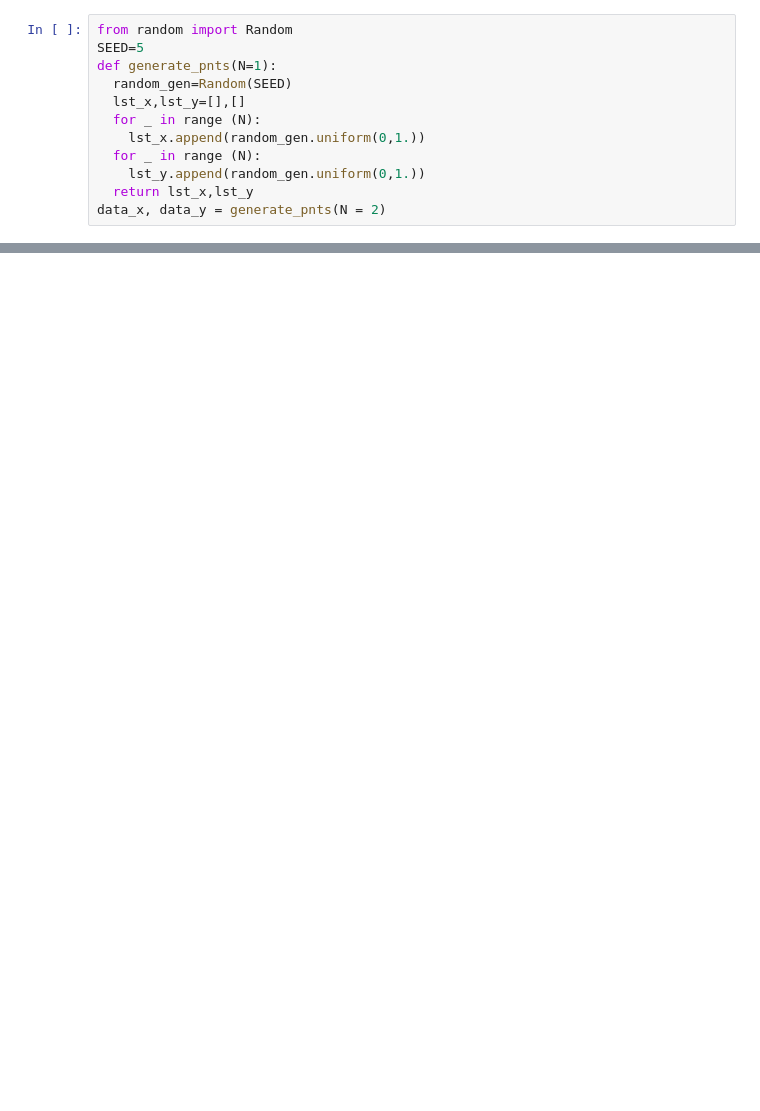
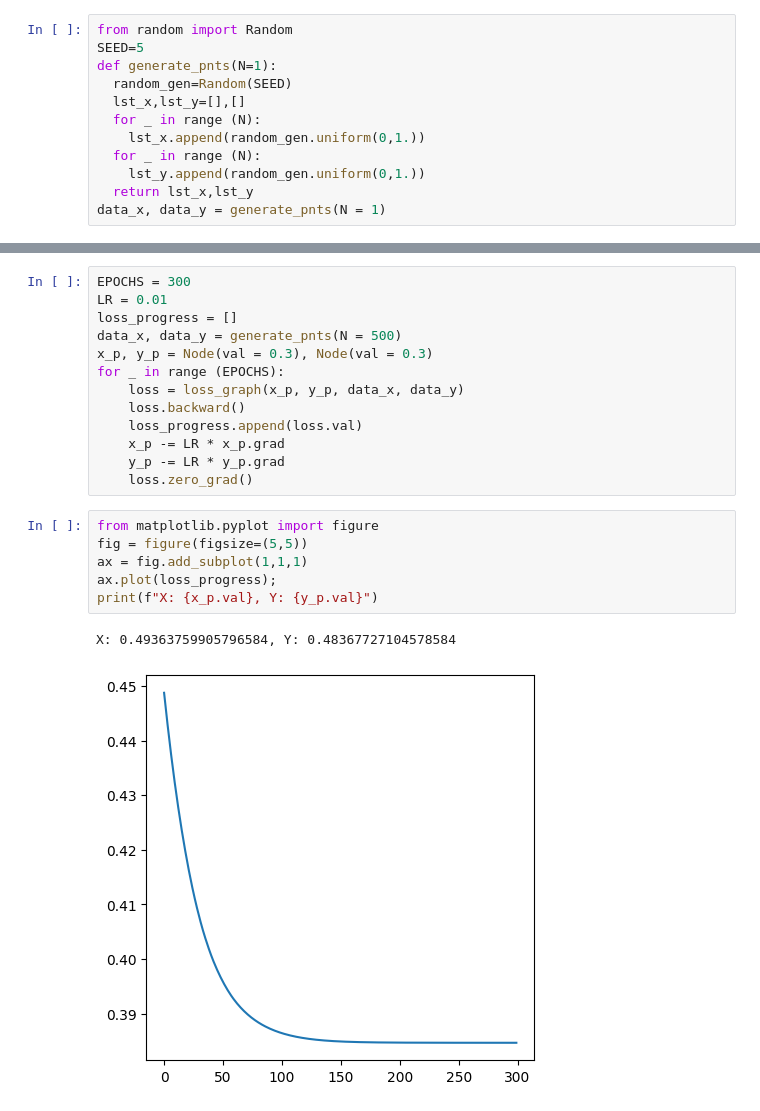
Before and after one commit to Muhammad-Al-Barbary/AutoGrad, a Jupyter notebook: Autograd.ipynb, the cells around one changed output, grey strips where cells are left out. Drawn from its saved outputs; the diff is of its cells as text; blank space fills up the shorter version.

```diff
--- a/Autograd.ipynb
+++ b/Autograd.ipynb
@@ -9,7 +9,7 @@ def generate_pnts(N=1):
   for _ in range (N):
     lst_y.append(random_gen.uniform(0,1.))
   return lst_x,lst_y
-data_x, data_y = generate_pnts(N = 2)
+data_x, data_y = generate_pnts(N = 1)
 # %%
 from node import Node
 x_p, y_p = Node(val = 0.3), Node(val = 0.3)
@@ -39,3 +44,25 @@ loss: 0.6854305863380432, torch_grad: [-0.5564128160476685, -0.8308151960372925]
 loss.draw_graph()
 # %% [output]
 [drawing not drawn]
+# %%
+EPOCHS = 300
+LR = 0.01
+loss_progress = []
+data_x, data_y = generate_pnts(N = 500)
+x_p, y_p = Node(val = 0.3), Node(val = 0.3)
+for _ in range (EPOCHS):
+    loss = loss_graph(x_p, y_p, data_x, data_y)
+    loss.backward()
+    loss_progress.append(loss.val)
+    x_p -= LR * x_p.grad
+    y_p -= LR * y_p.grad
+    loss.zero_grad()
+# %%
+from matplotlib.pyplot import figure
+fig = figure(figsize=(5,5))
+ax = fig.add_subplot(1,1,1)
+ax.plot(loss_progress);
+print(f"X: {x_p.val}, Y: {y_p.val}")
+# %% [output]
+X: 0.49363759905796584, Y: 0.48367727104578584
+[figure, added]
```
Also changed, not shown: parts of 3 cells of this notebook, 1 other file.
